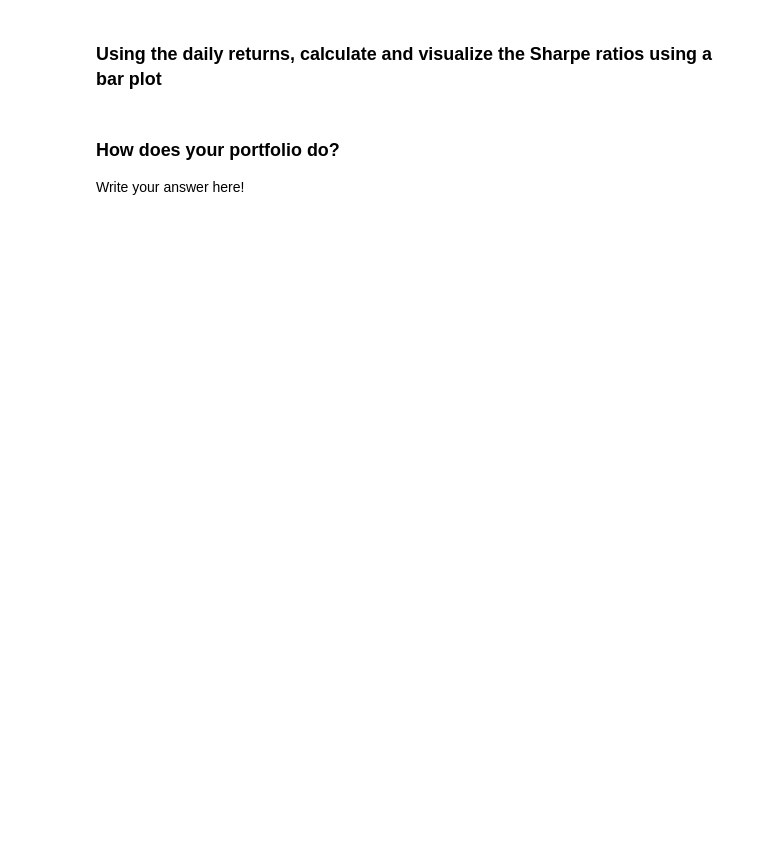
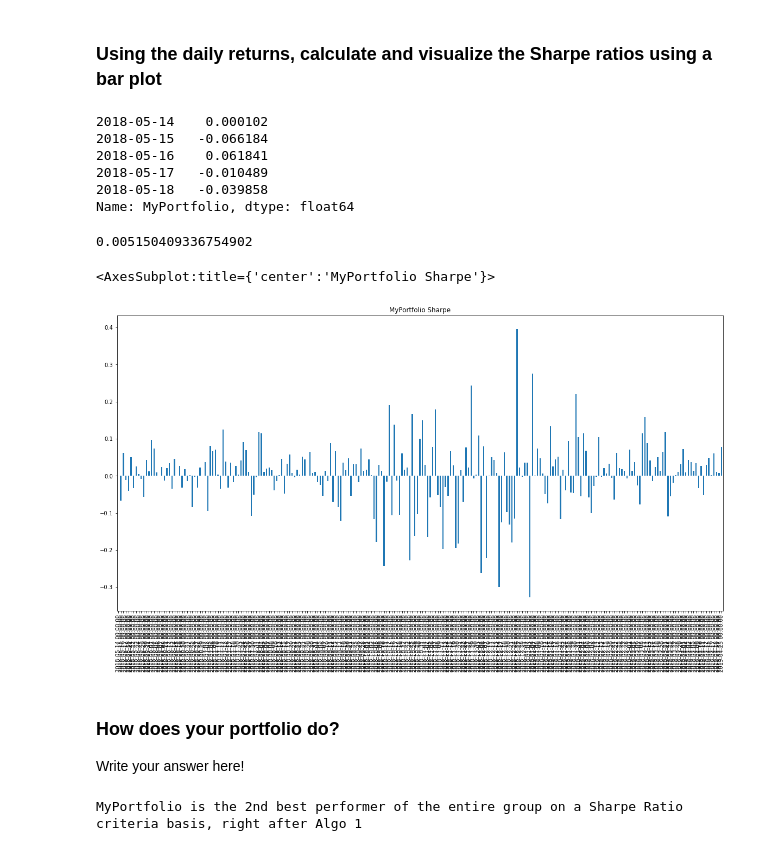
Before and after one commit to aquad789/HW3, a Jupyter notebook: whale_analysis_new.ipynb, the cells around one changed output. Cells and saved outputs as stored; diff of their text form; code cells hidden in the pictures; blank space fills up the shorter version.

```diff
--- a/whale_analysis_new.ipynb
+++ b/whale_analysis_new.ipynb
@@ -520,8 +590,28 @@ NameError: name 'mystocks_daily_return' is not defined
 ### Using the daily returns, calculate and visualize the Sharpe ratios using a bar plot
 # %%
 # Calculate Annualzied Sharpe Ratios
+# %%
+# Annualized Sharpe Ratios
+my_portfolio_sharpe = ((all_combined_daily_returns['MyPortfolio'] - 0)/ all_combined_std['SP500'])
+my_portfolio_sharpe.head(5)
+# %% [output]
+2018-05-14    0.000102
+2018-05-15   -0.066184
+2018-05-16    0.061841
+2018-05-17   -0.010489
+2018-05-18   -0.039858
+Name: MyPortfolio, dtype: float64
 # %%
 # Visualize the sharpe ratios as a bar plot
+my_portfolio_sharpe.mean()
+# %% [output]
+0.005150409336754902
+# %%
+# Visualize the sharpe ratios as a bar plot
+my_portfolio_sharpe.plot(figsize=(20, 10), kind='bar', title='MyPortfolio Sharpe')
+# %% [output]
+<AxesSubplot:title={'center':'MyPortfolio Sharpe'}>
+[figure, added]
 # %% [markdown]
 ### How does your portfolio do?
 
@@ -531,0 +619,4 @@ data =requests.get('http://api.worldbank.org/v2/country/all/indicator/NY.GDP.MKT
+# %%
+print('MyPortfolio is the 2nd best performer of the entire group on a Sharpe Ratio criteria basis, right after Algo 1')
+# %% [output]
+MyPortfolio is the 2nd best performer of the entire group on a Sharpe Ratio criteria basis, right after Algo 1
```
Also changed, not shown: parts of 12 cells of this notebook.
